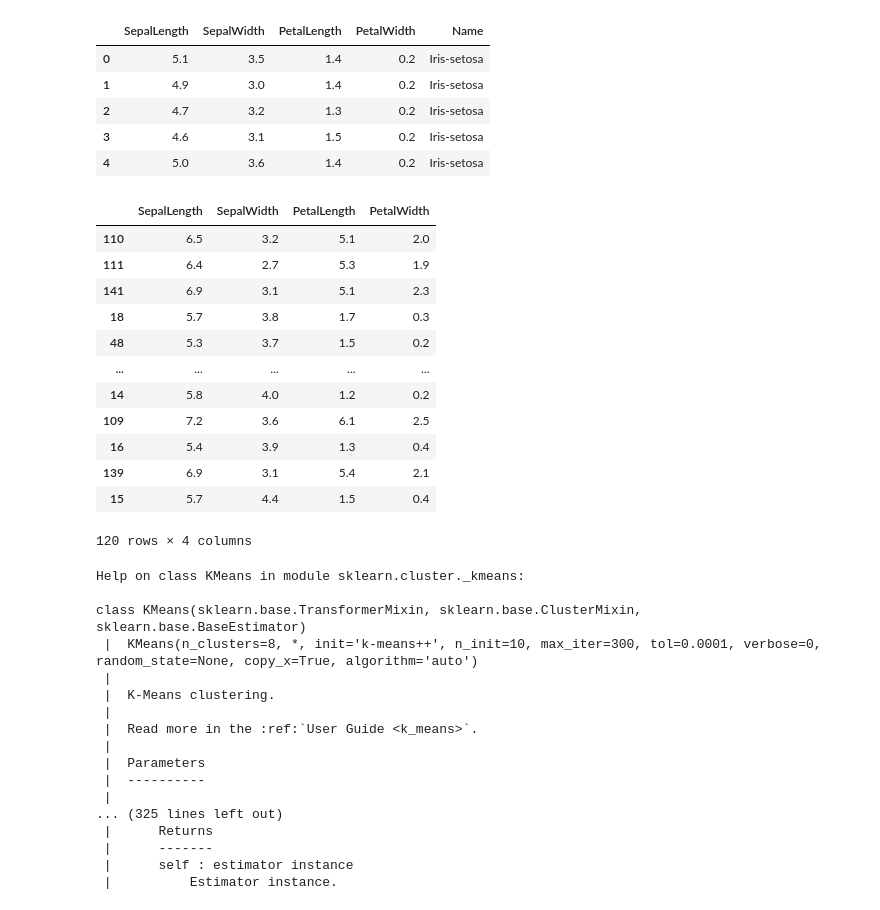
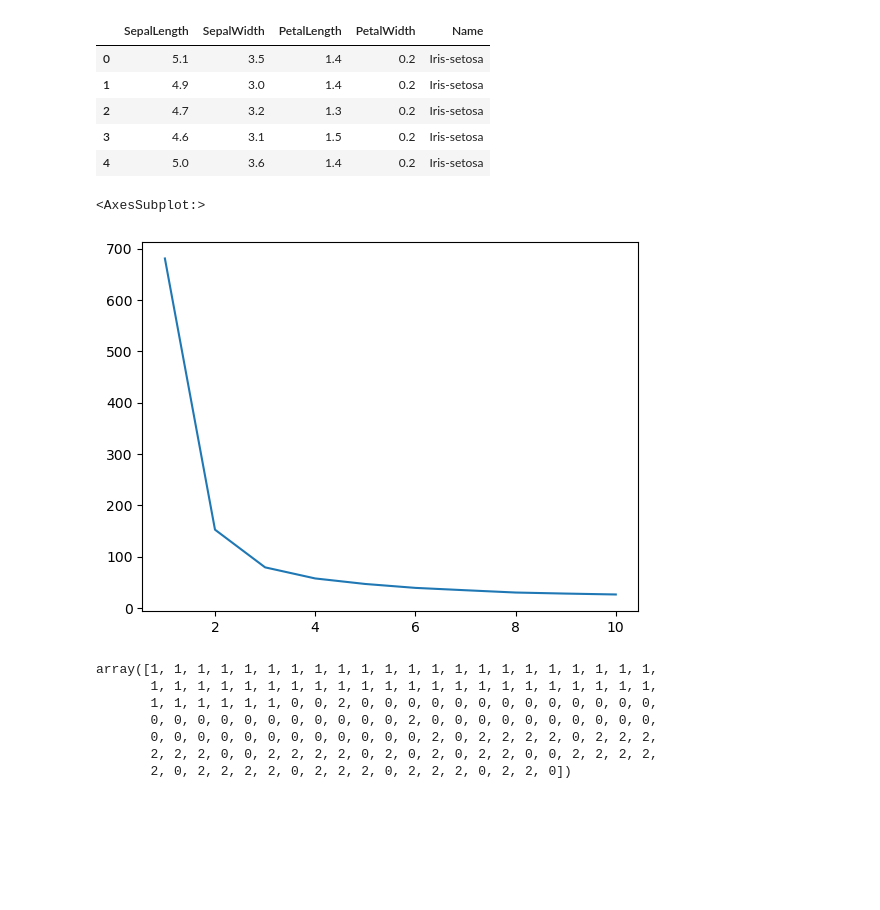
Before and after one commit to dhzdhd/DSE, a Jupyter notebook: Year 2/Semester 4/ML lab/Week 11/W11.ipynb, the cells around one changed output. Saved outputs shown, nothing was run; the diff lists cells and outputs as text; code cells hidden in the pictures; blank space fills up the shorter version.

```diff
--- a/Year 2/Semester 4/ML lab/Week 11/W11.ipynb
+++ b/Year 2/Semester 4/ML lab/Week 11/W11.ipynb
@@ -36,37 +36,10 @@ X_train, X_test, y_train, y_test = train_test_split(X, y, test_size=0.2)
-# %%
-X_train
-# %% [output]
-|  | SepalLength | SepalWidth | PetalLength | PetalWidth |
-| 110 | 6.5 | 3.2 | 5.1 | 2.0 |
-| 111 | 6.4 | 2.7 | 5.3 | 1.9 |
-| 141 | 6.9 | 3.1 | 5.1 | 2.3 |
-| 18 | 5.7 | 3.8 | 1.7 | 0.3 |
-| 48 | 5.3 | 3.7 | 1.5 | 0.2 |
-| ... | ... | ... | ... | ... |
-| 14 | 5.8 | 4.0 | 1.2 | 0.2 |
-| 109 | 7.2 | 3.6 | 6.1 | 2.5 |
-| 16 | 5.4 | 3.9 | 1.3 | 0.4 |
-| 139 | 6.9 | 3.1 | 5.4 | 2.1 |
-| 15 | 5.7 | 4.4 | 1.5 | 0.4 |
-120 rows × 4 columns
-# %%
-KMeans(n_clusters=8)
-help(KMeans)
-# %% [output]
-Help on class KMeans in module sklearn.cluster._kmeans:
-
-class KMeans(sklearn.base.TransformerMixin, sklearn.base.ClusterMixin, sklearn.base.BaseEstimator)
- |  KMeans(n_clusters=8, *, init='k-means++', n_init=10, max_iter=300, tol=0.0001, verbose=0, random_state=None, copy_x=True, algorithm='auto')
- |
- |  K-Means clustering.
- |
- |  Read more in the :ref:`User Guide <k_means>`.
- |
- |  Parameters
- |  ----------
- |
-... (325 lines left out)
- |      Returns
- |      -------
- |      self : estimator instance
- |          Estimator instance.
+# %%
+l = []
+for i in range(1, 11):
+    model = KMeans(n_clusters=i).fit(X, y)
+    l.append(model.inertia_)
+# %%
+sns.lineplot(x=[i for i in range(1, 11)], y=l)
+# %% [output]
+<AxesSubplot:>
+[figure, added]
@@ -72,0 +49,10 @@ class KMeans(sklearn.base.TransformerMixin, sklearn.base.ClusterMixin, sklearn.b
+# %%
+y_kmeans
+# %% [output]
+array([1, 1, 1, 1, 1, 1, 1, 1, 1, 1, 1, 1, 1, 1, 1, 1, 1, 1, 1, 1, 1, 1,
+       1, 1, 1, 1, 1, 1, 1, 1, 1, 1, 1, 1, 1, 1, 1, 1, 1, 1, 1, 1, 1, 1,
+       1, 1, 1, 1, 1, 1, 0, 0, 2, 0, 0, 0, 0, 0, 0, 0, 0, 0, 0, 0, 0, 0,
+       0, 0, 0, 0, 0, 0, 0, 0, 0, 0, 0, 2, 0, 0, 0, 0, 0, 0, 0, 0, 0, 0,
+       0, 0, 0, 0, 0, 0, 0, 0, 0, 0, 0, 0, 2, 0, 2, 2, 2, 2, 0, 2, 2, 2,
+       2, 2, 2, 0, 0, 2, 2, 2, 2, 0, 2, 0, 2, 0, 2, 2, 0, 0, 2, 2, 2, 2,
+       2, 0, 2, 2, 2, 2, 0, 2, 2, 2, 0, 2, 2, 2, 0, 2, 2, 0])
```
Also changed, not shown: parts of 5 cells of this notebook, 1 other file.
